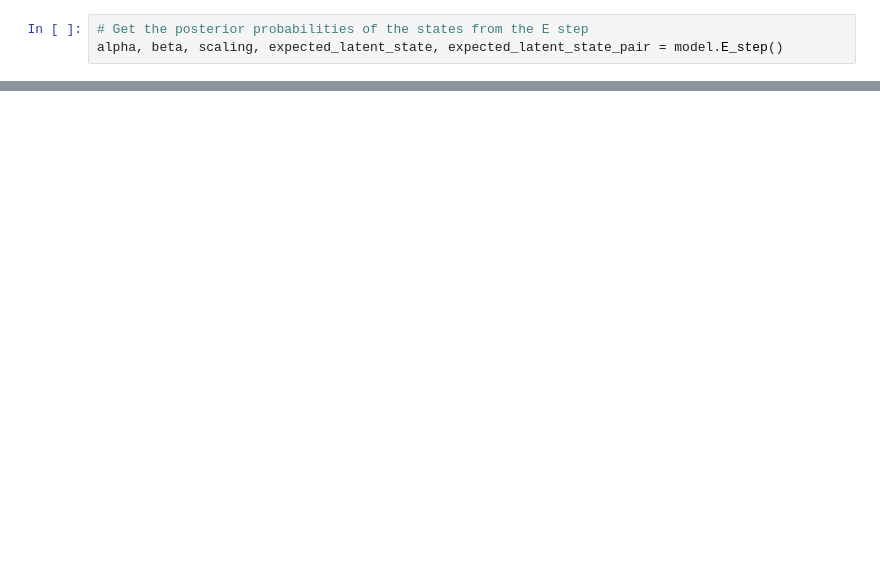
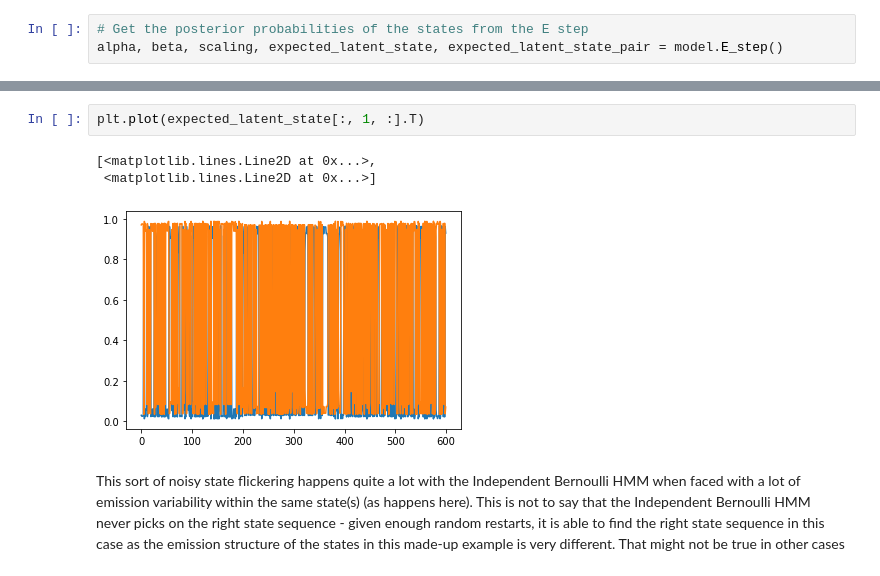
Before and after one commit to narendramukherjee/PyHMM, a Jupyter notebook: PyHMM/examples_MAP_discrete.ipynb, the cells around one changed output, grey strips where cells are left out. Drawn from its saved outputs; the diff is of its cells as text; blank space fills up the shorter version.

```diff
--- a/PyHMM/examples_MAP_discrete.ipynb
+++ b/PyHMM/examples_MAP_discrete.ipynb
@@ -109,0 +181,8 @@ plt.plot(expected_latent_state[:, 1, :].T)
+# %%
+plt.plot(expected_latent_state[:, 1, :].T)
+# %% [output]
+[<matplotlib.lines.Line2D at 0x...>,
+ <matplotlib.lines.Line2D at 0x...>]
+[figure, added]
+# %% [markdown]
+This sort of noisy state flickering happens quite a lot with the Independent Bernoulli HMM when faced with a lot of emission variability within the same state(s) (as happens here). This is not to say that the Independent Bernoulli HMM never picks on the right state sequence - given enough random restarts, it is able to find the right state sequence in this case as the emission structure of the states in this made-up example is very different. That might not be true in other cases
```
Also changed, not shown: parts of 27 cells of this notebook, 1 other file.
